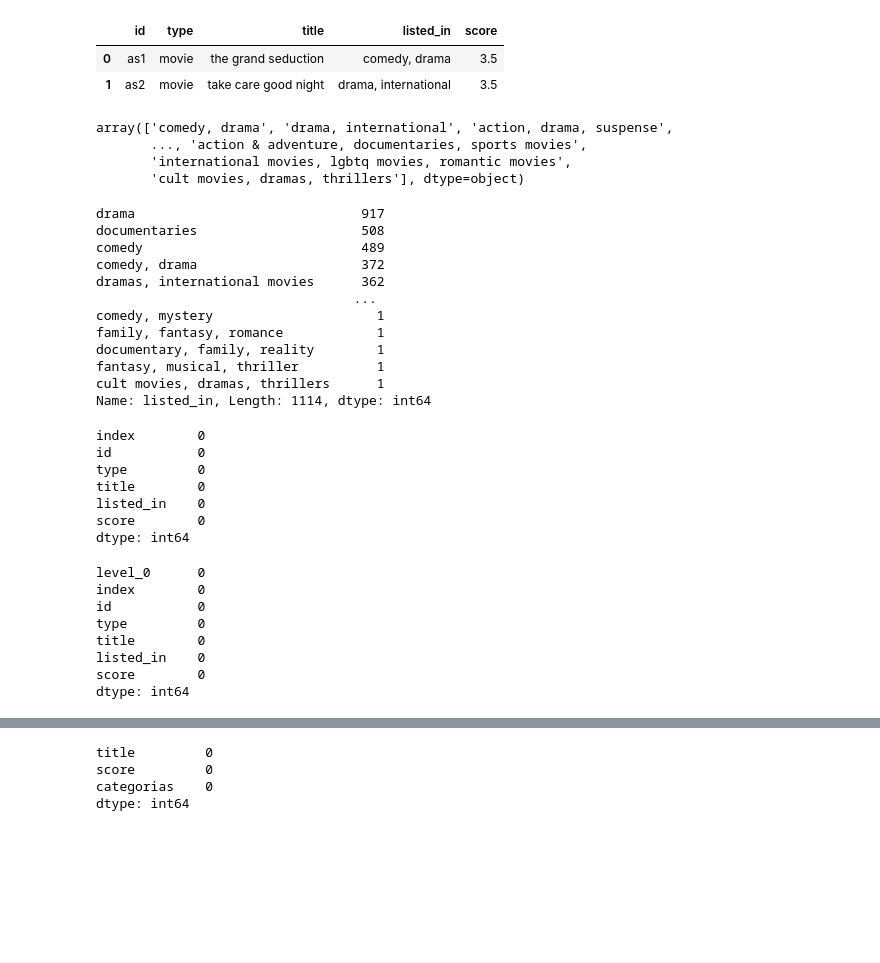
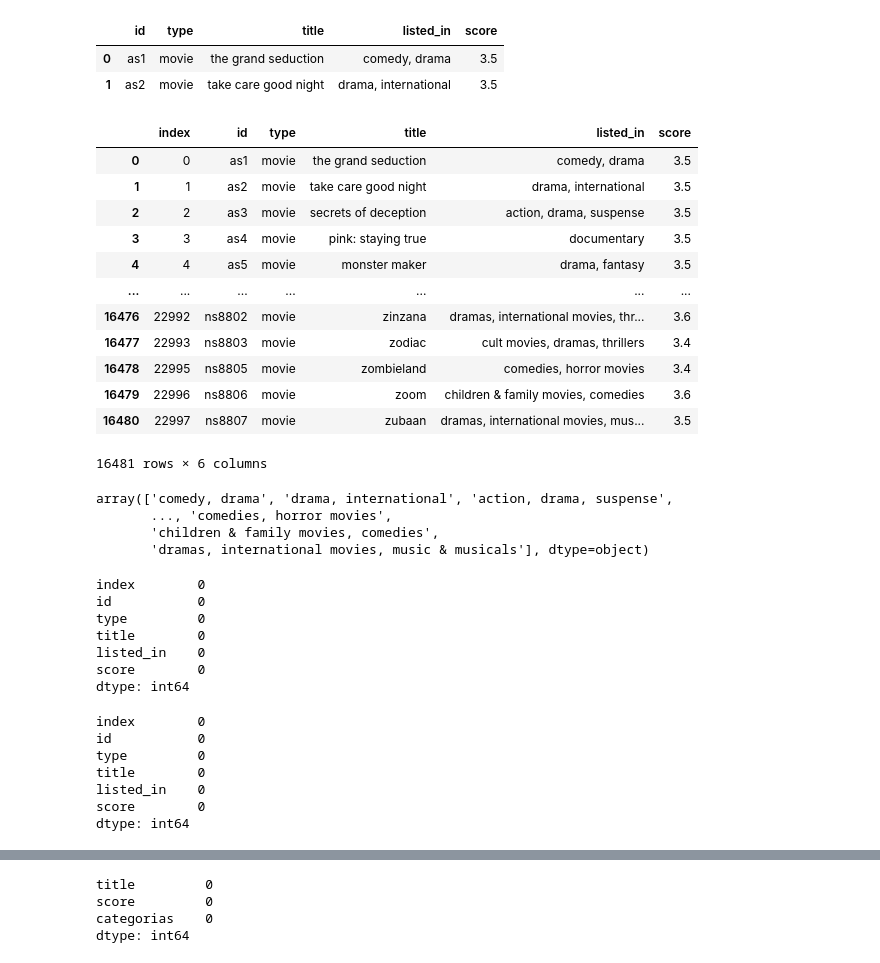
Before and after one commit to HernanCampo/Proyecto-plataformas, a Jupyter notebook: ML(coseno).ipynb, the cells around one changed output, grey strips where cells are left out. Saved outputs shown, nothing was run; the diff lists cells and outputs as text; code cells hidden in the pictures; blank space fills up the shorter version.

```diff
--- a/ML(coseno).ipynb
+++ b/ML(coseno).ipynb
@@ -37,29 +40,31 @@ df.head(2)
 | 0 | as1 | movie | the grand seduction | comedy, drama | 3.5 |
 | 1 | as2 | movie | take care good night | drama, international | 3.5 |
 # %%
+# Para que el modelo sea mas liviano decido filtrar las columnas solo por movie y crear 2 dataframe.
 df = df[df['type']== 'movie'].reset_index()
-df_corr = df[df['type']== 'movie'].reset_index()
+df_corr = df[df['type']== 'movie']
 # %%
-df_corr['listed_in'].unique()
+df_corr
 # %% [output]
+|  | index | id | type | title | listed_in | score |
+| 0 | 0 | as1 | movie | the grand seduction | comedy, drama | 3.5 |
+| 1 | 1 | as2 | movie | take care good night | drama, international | 3.5 |
+| 2 | 2 | as3 | movie | secrets of deception | action, drama, suspense | 3.5 |
+| 3 | 3 | as4 | movie | pink: staying true | documentary | 3.5 |
+| 4 | 4 | as5 | movie | monster maker | drama, fantasy | 3.5 |
+| ... | ... | ... | ... | ... | ... | ... |
+| 16476 | 22992 | ns8802 | movie | zinzana | dramas, international movies, thr... | 3.6 |
+| 16477 | 22993 | ns8803 | movie | zodiac | cult movies, dramas, thrillers | 3.4 |
+| 16478 | 22995 | ns8805 | movie | zombieland | comedies, horror movies | 3.4 |
+| 16479 | 22996 | ns8806 | movie | zoom | children & family movies, comedies | 3.6 |
+| 16480 | 22997 | ns8807 | movie | zubaan | dramas, international movies, mus... | 3.5 |
-array(['comedy, drama', 'drama, international', 'action, drama, suspense',
-       ..., 'action & adventure, documentaries, sports movies',
-       'international movies, lgbtq movies, romantic movies',
-       'cult movies, dramas, thrillers'], dtype=object)
+16481 rows × 6 columns
-# %%
-valores_unicos = df['listed_in'].value_counts()
-
-print(valores_unicos)
-# %% [output]
-drama                             917
-documentaries                     508
-comedy                            489
-comedy, drama                     372
-dramas, international movies      362
-                                 ...
-comedy, mystery                     1
-family, fantasy, romance            1
-documentary, family, reality        1
-fantasy, musical, thriller          1
-cult movies, dramas, thrillers      1
-Name: listed_in, Length: 1114, dtype: int64
+# %%
+from IPython.display import display
+valores_unicos = df['listed_in'].values
+display(valores_unicos)
+# %% [output]
+array(['comedy, drama', 'drama, international', 'action, drama, suspense',
+       ..., 'comedies, horror movies',
+       'children & family movies, comedies',
+       'dramas, international movies, music & musicals'], dtype=object)
@@ -76,7 +85,6 @@ dtype: int64
 # %%
 df_corr.isnull().sum()
 # %% [output]
-level_0      0
 index        0
 id           0
 type         0
```
Also changed, not shown: parts of 62 cells of this notebook, 2 other files.
